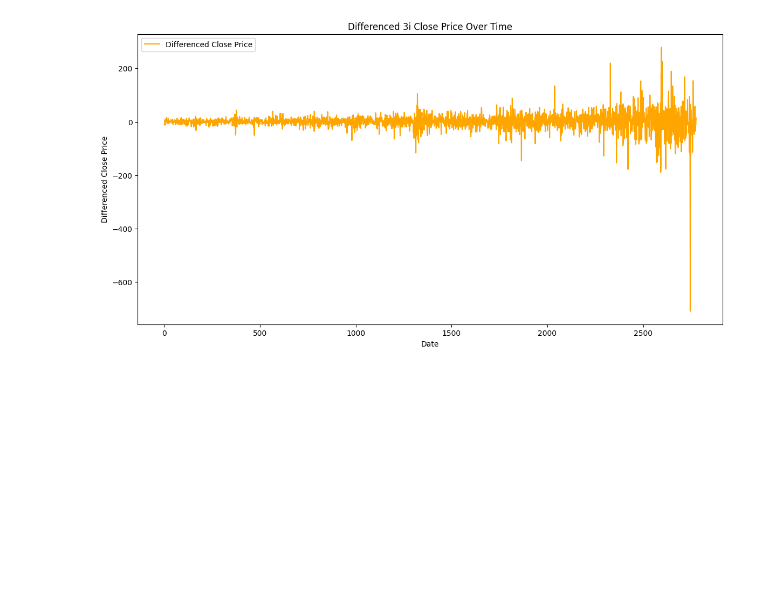
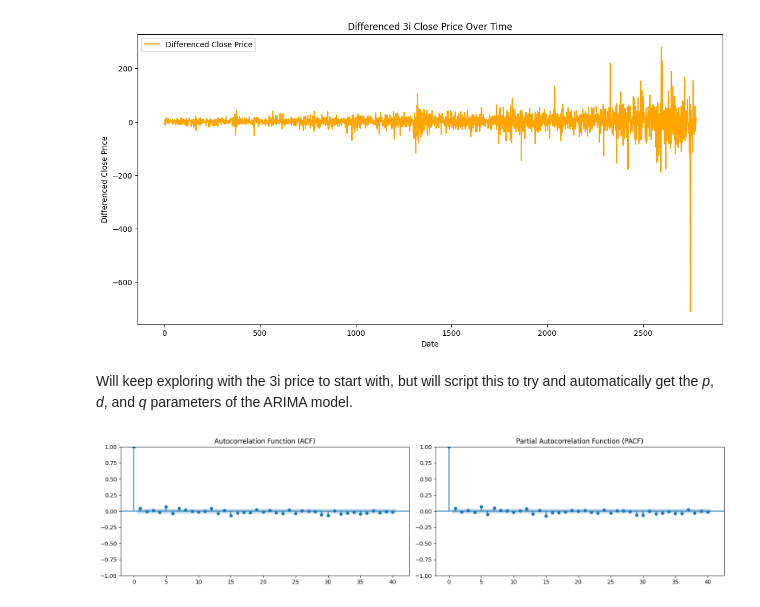
Before and after one commit to AJBones/stock_price_analysis, a Jupyter notebook: notebooks/01-arima-forecasting-initial-exploration.ipynb, the cells around one changed output. Saved outputs shown, nothing was run; the diff lists cells and outputs as text; code cells hidden in the pictures; blank space fills up the shorter version.

Commit message:
python: add initial ARIMA notebook

```diff
--- a/notebooks/01-arima-forecasting-initial-exploration.ipynb
+++ b/notebooks/01-arima-forecasting-initial-exploration.ipynb
@@ -88,3 +88,18 @@ plt.legend()
 plt.show()
 # %% [output]
 [figure]
+# %% [markdown]
+Will keep exploring with the 3i price to start with, but will script this to try and automatically get the *p*, *d*, and *q* parameters of the ARIMA model.
+# %%
+from statsmodels.graphics.tsaplots import plot_acf, plot_pacf
+import matplotlib.pyplot as plt # Plot ACF and PACF for the differenced series
+
+fig, axes = plt.subplots(1, 2, figsize=(16, 4))# ACF plot
+plot_acf(subset['Close_Diff'].dropna(), lags=40, ax=axes[0])
+axes[0].set_title('Autocorrelation Function (ACF)')# PACF plot
+plot_pacf(subset['Close_Diff'].dropna(), lags=40, ax=axes[1])
+axes[1].set_title('Partial Autocorrelation Function (PACF)')
+plt.tight_layout()
+plt.show()
+# %% [output]
+[figure, added]
```
Also changed, not shown: parts of 11 cells of this notebook.
